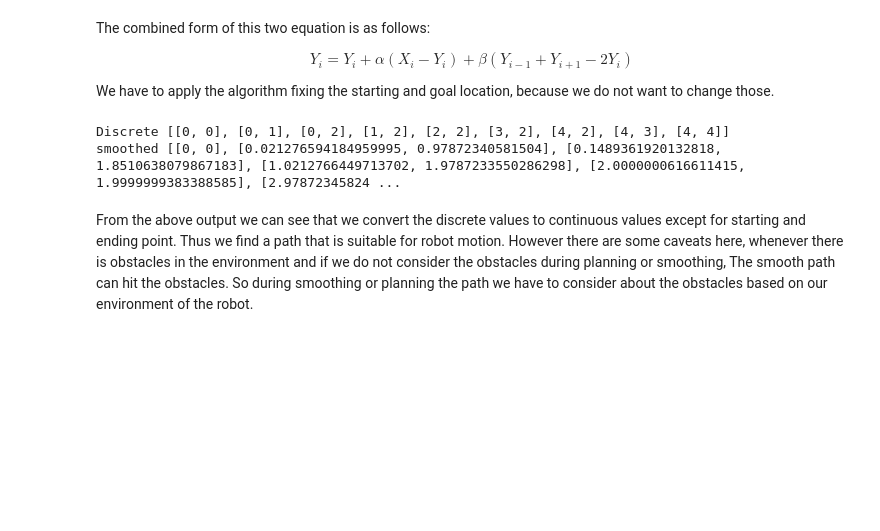
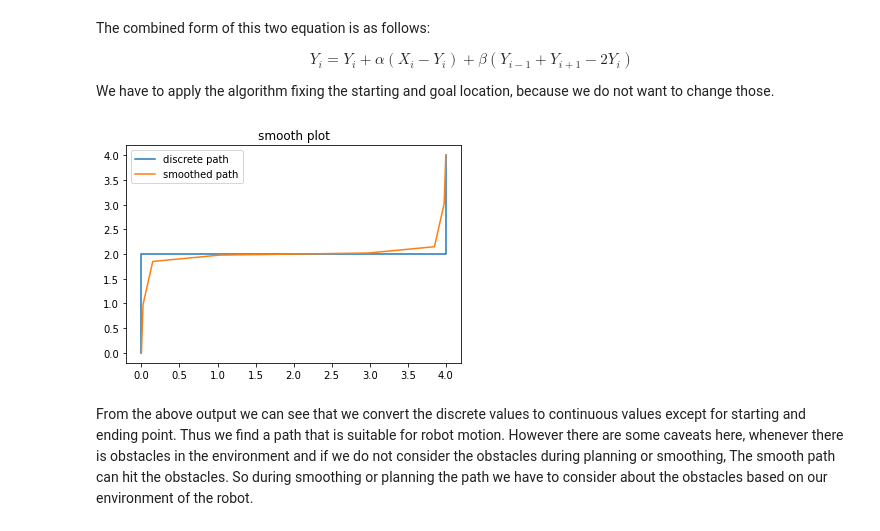
Before and after one commit to shamimtowhid/tutorial_notes, a Jupyter notebook: AI_for_robotics.ipynb, the cells around one changed output. Drawn from its saved outputs; the diff is of its cells as text; code cells hidden in the pictures; blank space fills up the shorter version.

```diff
--- a/AI_for_robotics.ipynb
+++ b/AI_for_robotics.ipynb
@@ -626,37 +626,44 @@ $$Y_{i} = Y_{i} + \alpha(X_{i}-Y_{i}) + \beta(Y_{i-1}+Y_{i+1}-2Y_{i})$$
 We have to apply the algorithm fixing the starting and goal location, because we do not want to change those.
 # %%
 from copy import deepcopy
+import matplotlib.pyplot as plt
+import numpy as np
 
 path = [[0, 0], # sample discrete path
         [0, 1],
         [0, 2],
         [1, 2],
         [2, 2],
         [3, 2],
         [4, 2],
         [4, 3],
         [4, 4]]
 
 def smooth(path, weight_data = 0.5, weight_smooth = 0.1, tolerance = 0.000001):
     # Make a deep copy of path into newpath
     newpath = deepcopy(path)
     update = tolerance # based on this we will stop the gradient descent
     while update>=tolerance:
         update = 0.0
         for i in range(1,len(newpath)-1):
             for j in range(len(newpath[0])):
                 temp = newpath[i][j]
                 newpath[i][j] += weight_data * (path[i][j] - newpath[i][j]) +\
                     weight_smooth * (newpath[i-1][j] + newpath[i+1][j] - 2.0 * newpath[i][j])
                 update += abs(temp-newpath[i][j])
 
     return newpath
 
-print('Discrete',path)
-print('smoothed',smooth(path))
+path_arr = np.array(path)
+smooth_path = np.array(smooth(path))
+
+plt.plot(path_arr[:,0],path_arr[:,1],label='discrete path')
+plt.plot(smooth_path[:,0],smooth_path[:,1],label='smoothed path')
+plt.title('smooth plot')
+plt.legend()
+plt.show()
 # %% [output]
-Discrete [[0, 0], [0, 1], [0, 2], [1, 2], [2, 2], [3, 2], [4, 2], [4, 3], [4, 4]]
-smoothed [[0, 0], [0.021276594184959995, 0.97872340581504], [0.1489361920132818, 1.8510638079867183], [1.0212766449713702, 1.9787233550286298], [2.0000000616611415, 1.9999999383388585], [2.97872345824 ...
+[figure, added]
 # %% [markdown]
 From the above output we can see that we convert the discrete values to continuous values except for starting and ending point. Thus we find a path that is suitable for robot motion. However there are some caveats here, whenever there is obstacles in the environment and if we do not consider the obstacles during planning or smoothing, The smooth path can hit the obstacles. So during smoothing or planning the path we have to consider about the obstacles based on our environment of the robot.
 # %% [markdown]
```
Also changed, not shown: parts of 8 cells of this notebook, 3 other files.
